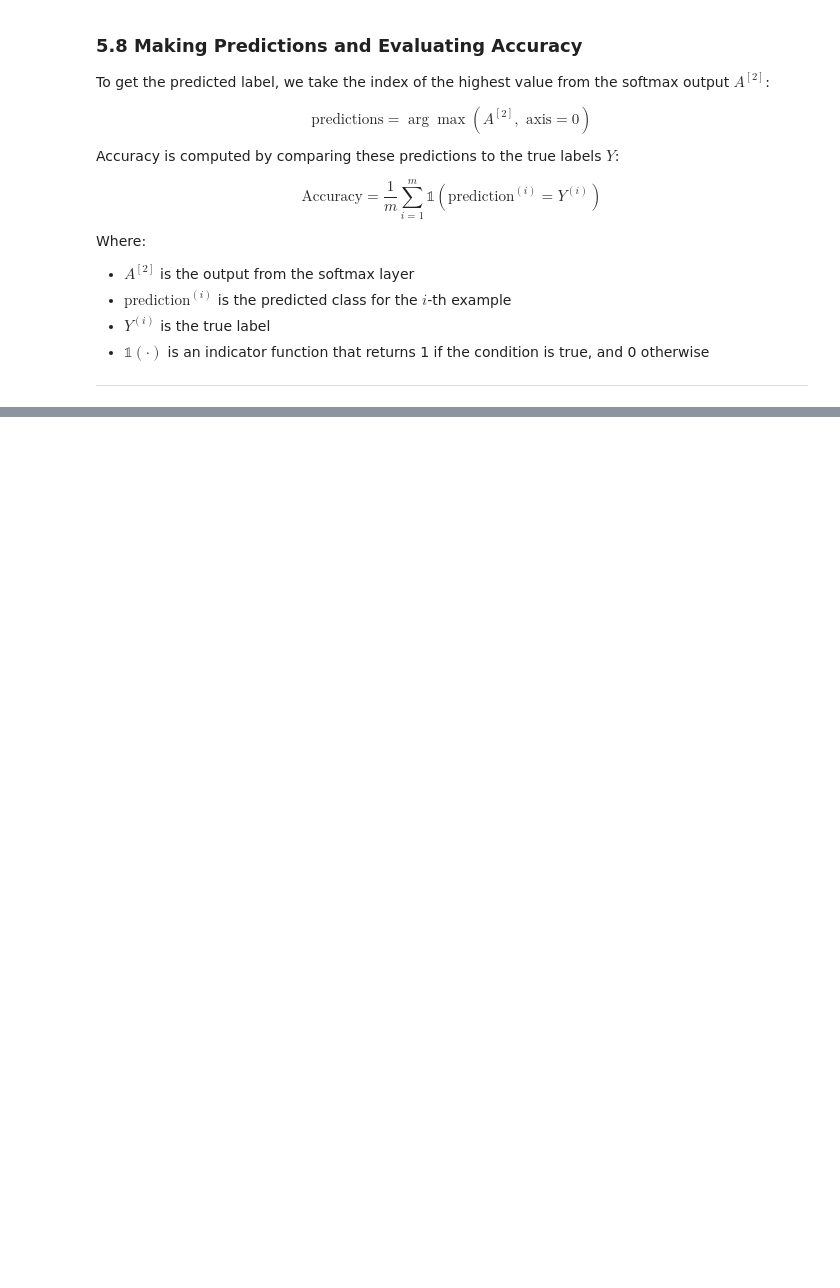
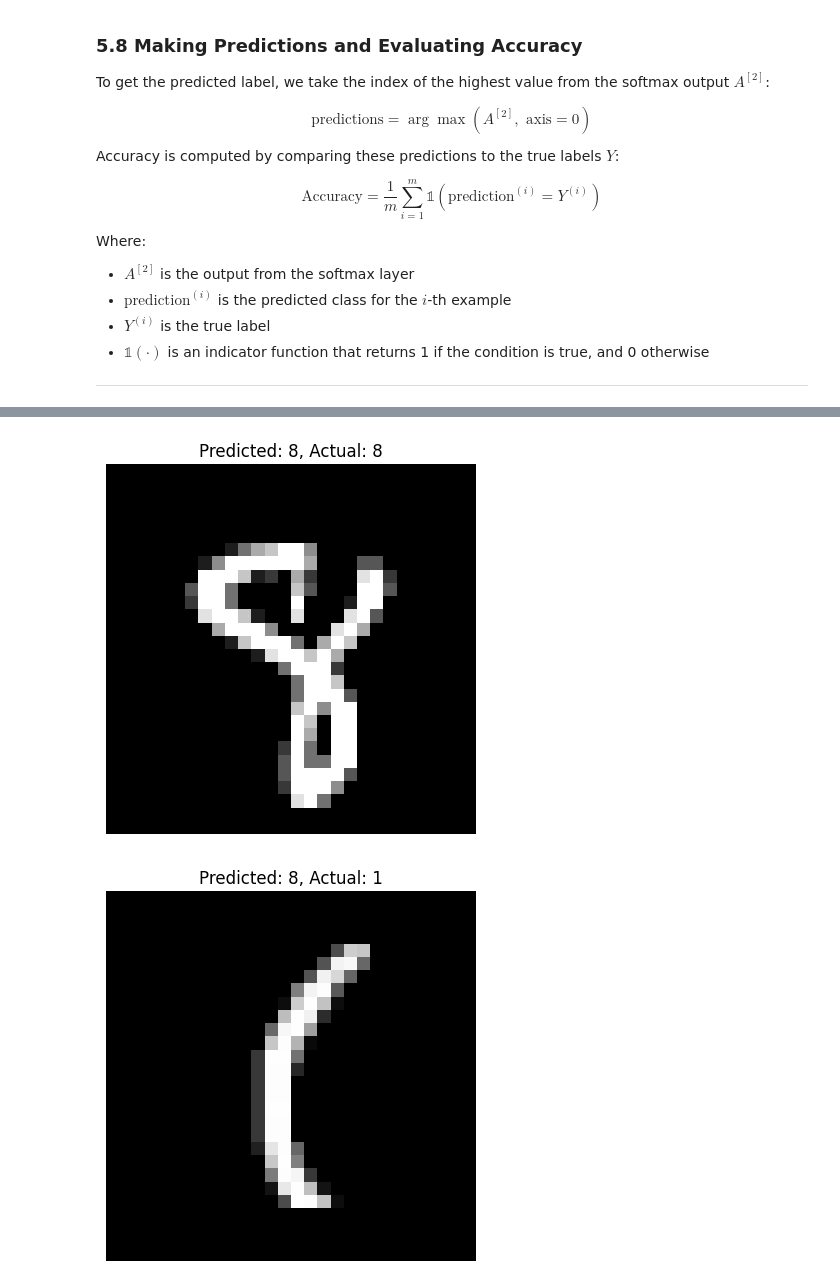
Before and after one commit to rexm2798/DigitRecognizer, a Jupyter notebook: modified.ipynb, the cells around one changed output, grey strips where cells are left out. Drawn from its saved outputs; the diff is of its cells as text; code cells hidden in the pictures; blank space fills up the shorter version.

Commit message:
testing using dev

```diff
--- a/modified.ipynb
+++ b/modified.ipynb
@@ -306,8 +306,9 @@ class NeuralNetwork:
         return Z > 0
 
     def softmax(self, Z):
-        A= np.exp(Z)/sum(np.exp(Z))
-        return A
+        Z_shifted = Z - np.max(Z, axis=0, keepdims=True)
+        expZ = np.exp(Z_shifted)
+        return expZ / np.sum(expZ, axis=0, keepdims=True)
 
     def forward(self, X):
         Z1 = self.W1 @ X + self.b1
@@ -363,0 +412,31 @@ nn.train(X_train, Y_train, iterations=500, alpha=0.1)
+# %%
+# Function to make predictions using the trained model (for any dataset)
+def make_predictions(model, X):
+    return model.predict(X)
+
+# Function to test a single example and show the image with prediction
+def test_prediction(index, model, X_data, Y_data):
+    """
+    Displays the image at the given index and compares the model's prediction to the actual label.
+    """
+    current_image = X_data[:, index, None]  # shape (784, 1)
+    prediction = make_predictions(model, current_image)
+    label = Y_data[index]
+
+    # print(f"Prediction: {prediction[0]}")
+    # print(f"Actual Label: {label}")
+
+    # Visualize the image
+    image_2d = current_image.reshape((28, 28)) * 255
+    plt.gray()
+    plt.imshow(image_2d, interpolation='nearest')
+    plt.title(f"Predicted: {prediction[0]}, Actual: {label}")
+    plt.axis('off')
+    plt.show()
+# %%
+# Test on a few training examples
+for i in range(4):
+    test_prediction(i, nn, X_train, Y_train)
+# %% [output]
+[figure, added]
+[figure, added]
```
Also changed, not shown: parts of 8 cells of this notebook.
